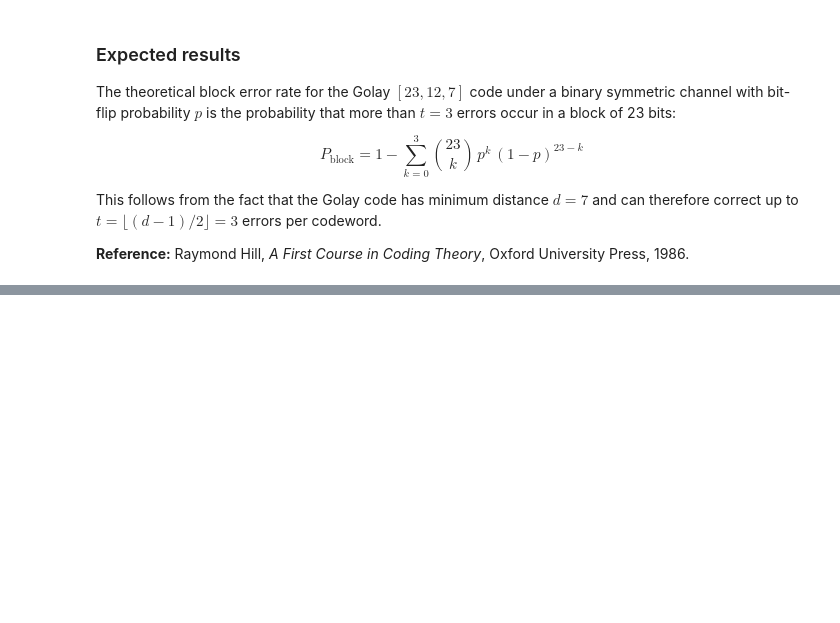
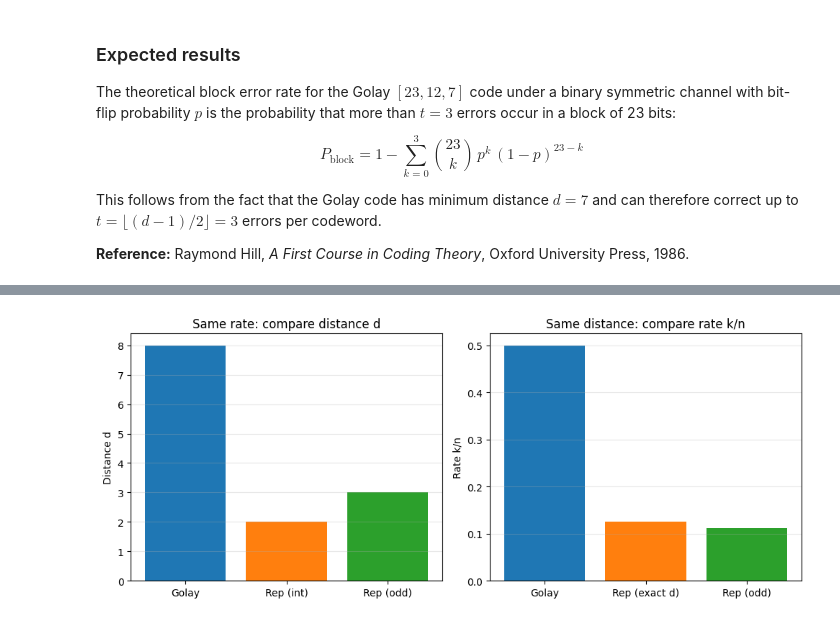
Before and after one commit to DanieleSalvi2810/QPFL_Hackathon_2026_Alice_and_Bob_Quantum_Icing, a Jupyter notebook: team-quantum_icing/1-challenge.ipynb, the cells around one changed output, grey strips where cells are left out. Drawn from its saved outputs; the diff is of its cells as text; code cells hidden in the pictures; blank space fills up the shorter version.

```diff
--- a/team-quantum_icing/1-challenge.ipynb
+++ b/team-quantum_icing/1-challenge.ipynb
@@ -1034,0 +1239,81 @@ This follows from the fact that the Golay code has minimum distance $d = 7$ and
+# %%
+# Golay (fixed) vs Repetition: two parameter-matching comparisons
+# Assumption: fixed Golay is extended binary Golay [24,12,8]
+
+import numpy as np
+import matplotlib.pyplot as plt
+
+n_g, k_g, d_g = 24, 12, 8
+R_g = k_g / n_g
+
+# Repetition code model: [n_rep, 1, d_rep=n_rep], so R_rep = 1/n_rep
+
+# ----------------------------
+# 1) Match rate (R_rep = R_g), evaluate d_rep
+# ----------------------------
+n_rep_rate_exact = 1.0 / R_g               # may be non-odd / non-integer in general
+n_rep_rate_int = int(round(n_rep_rate_exact))
+if n_rep_rate_int < 1:
+    n_rep_rate_int = 1
+
+# majority decoding usually uses odd n
+n_rep_rate_odd = n_rep_rate_int if (n_rep_rate_int % 2 == 1) else n_rep_rate_int + 1
+
+R_rep_rate_int = 1.0 / n_rep_rate_int
+R_rep_rate_odd = 1.0 / n_rep_rate_odd
+
+d_rep_rate_int = n_rep_rate_int
+d_rep_rate_odd = n_rep_rate_odd
+
+# ----------------------------
+# 2) Match distance (d_rep = d_g), evaluate R_rep
+# ----------------------------
+n_rep_d_exact = d_g
+n_rep_d_odd = n_rep_d_exact if (n_rep_d_exact % 2 == 1) else n_rep_d_exact + 1
+
+R_rep_d_exact = 1.0 / n_rep_d_exact
+R_rep_d_odd = 1.0 / n_rep_d_odd
+
+d_rep_d_exact = n_rep_d_exact
+d_rep_d_odd = n_rep_d_odd
+
+# ----------------------------
+# Print summary
+# ----------------------------
+print("Golay fixed: [n,k,d] =", [n_g, k_g, d_g], f"-> rate R = {R_g:.6f}")
+print()
+print("Scenario A: match rate (R_rep = R_g), evaluate distance")
+print(f"  exact n_rep = 1/R_g = {n_rep_rate_exact:.6f}")
+print(f"  integer n_rep = {n_rep_rate_int} -> d_rep = {d_rep_rate_int}, R_rep = {R_rep_rate_int:.6f}")
+print(f"  odd n_rep     = {n_rep_rate_odd} -> d_rep = {d_rep_rate_odd}, R_rep = {R_rep_rate_odd:.6f}")
+print(f"  distance gap vs Golay (odd case): d_rep - d_g = {d_rep_rate_odd - d_g}")
+print()
+print("Scenario B: match distance (d_rep = d_g), evaluate rate")
+print(f"  exact n_rep = d_g = {n_rep_d_exact} -> R_rep = {R_rep_d_exact:.6f}")
+print(f"  odd n_rep   = {n_rep_d_odd} -> R_rep = {R_rep_d_odd:.6f}")
+print(f"  rate gap vs Golay (odd case): R_rep - R_g = {R_rep_d_odd - R_g:.6f}")
+
+# ----------------------------
+# Quick visual comparison
+# ----------------------------
+fig, axs = plt.subplots(1, 2, figsize=(10, 4.2))
+
+# A: same rate -> compare distances
+labels_A = ["Golay", "Rep (int)", "Rep (odd)"]
+vals_A = [d_g, d_rep_rate_int, d_rep_rate_odd]
+axs[0].bar(labels_A, vals_A, color=["tab:blue", "tab:orange", "tab:green"])
+axs[0].set_title("Same rate: compare distance d")
+axs[0].set_ylabel("Distance d")
+axs[0].grid(axis="y", alpha=0.3)
+
+# B: same distance -> compare rates
+labels_B = ["Golay", "Rep (exact d)", "Rep (odd)"]
+vals_B = [R_g, R_rep_d_exact, R_rep_d_odd]
+axs[1].bar(labels_B, vals_B, color=["tab:blue", "tab:orange", "tab:green"])
+axs[1].set_title("Same distance: compare rate k/n")
+axs[1].set_ylabel("Rate k/n")
+axs[1].grid(axis="y", alpha=0.3)
+
+plt.tight_layout()
+plt.show()
+# %% [output]
@@ -1034,0 +1332 @@ This follows from the fact that the Golay code has minimum distance $d = 7$ and
+[figure, added]
```
Also changed, not shown: parts of 14 cells of this notebook, 3 other files.
